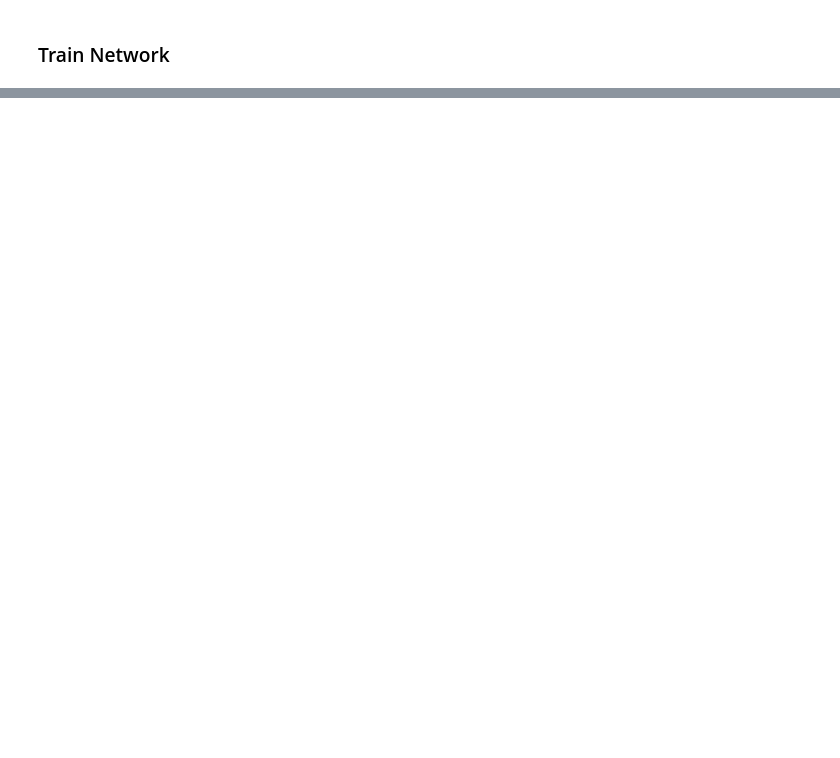
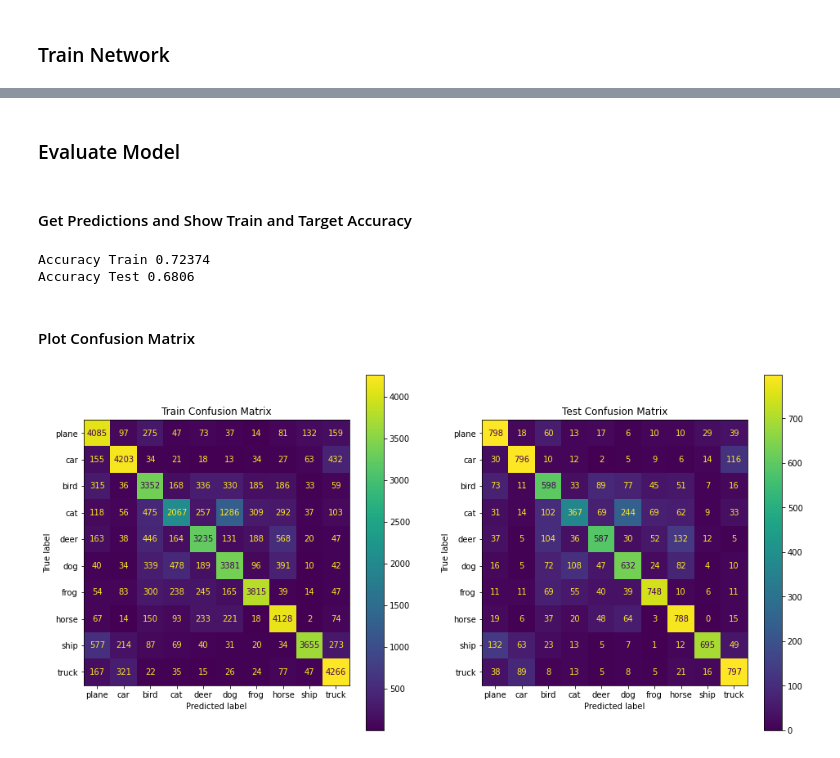
Before and after one commit to renato-lopes/CV-DCC, a Jupyter notebook: praticas/ep4/Recognition.ipynb, the cells around one changed output, grey strips where cells are left out. Drawn from its saved outputs; the diff is of its cells as text; code cells hidden in the pictures; blank space fills up the shorter version.

```diff
--- a/praticas/ep4/Recognition.ipynb
+++ b/praticas/ep4/Recognition.ipynb
@@ -396,7 +292,6 @@ for epoch in range(NUM_EPOCHS):
         prob, pred = torch.max(out.data, 1)
         corrects_epoch_train += (pred == y.long()).sum().item()
         loss_epoch_train += loss.item()
-
     # Evaluation
     net.eval()
     loss_epoch_eval = 0.0
@@ -414,8 +309,8 @@ for epoch in range(NUM_EPOCHS):
 
     loss_epoch_train /= len(trainloader)
     loss_epoch_eval /= len(testloader)
-    acc_epoch_train = corrects_epoch_train/len(trainloader.dataset)
-    acc_epoch_eval = corrects_epoch_eval/len(testloader.dataset)
+    acc_epoch_train = float(corrects_epoch_train)/len(trainloader.dataset)
+    acc_epoch_eval = float(corrects_epoch_eval)/len(testloader.dataset)
 
     print(f"Epoch {epoch+1}/{NUM_EPOCHS}: train_loss={loss_epoch_train:.4f}, train_acc={acc_epoch_train:.4f}, test_loss={loss_epoch_eval:.4f}, test_acc={acc_epoch_eval:.4f}")
 # %% [output]
@@ -438,0 +334,48 @@ Epoch 50/50: train_loss=1.0445, train_acc=0.6349, test_loss=1.1057, test_acc=0.6
+# %% [markdown]
+### Evaluate Model
+# %% [markdown]
+#### Get Predictions and Show Train and Target Accuracy
+# %%
+def get_preds(net, dataloader):
+    net.eval()
+    preds = []
+    gt = []
+    for X, y in dataloader:
+        X = X.to(device)
+
+        with torch.no_grad():
+            out = net(X)
+
+        prob, pred = torch.max(out.data, 1)
+        preds.extend(pred.cpu().numpy().tolist())
+        gt.extend(y.numpy().tolist())
+    return preds, gt
+
+# Compute Metrics
+preds_train, gt_train = get_preds(net, trainloader)
+preds_test, gt_test = get_preds(net, testloader)
+print("Accuracy Train", sklearn.metrics.accuracy_score(gt_train, preds_train))
+print("Accuracy Test", sklearn.metrics.accuracy_score(gt_test, preds_test))
+# %% [output]
+Accuracy Train 0.72374
+Accuracy Test 0.6806
+# %% [markdown]
+#### Plot Confusion Matrix
+# %%
+cm_train = sklearn.metrics.confusion_matrix(gt_train, preds_train)
+cm_test = sklearn.metrics.confusion_matrix(gt_test, preds_test)
+
+fig = plt.figure(figsize=(16,8))
+
+ax = plt.subplot(1, 2, 1)
+plt.title("Train Confusion Matrix")
+disp = ConfusionMatrixDisplay(confusion_matrix=cm_train, display_labels=classes)
+disp = disp.plot(ax=ax)
+
+ax = plt.subplot(1, 2, 2)
+plt.title("Test Confusion Matrix")
+disp = ConfusionMatrixDisplay(confusion_matrix=cm_test, display_labels=classes)
+disp = disp.plot(ax=ax)
+plt.show()
+# %% [output]
+[figure, added]
```
Also changed, not shown: parts of 22 cells of this notebook.
